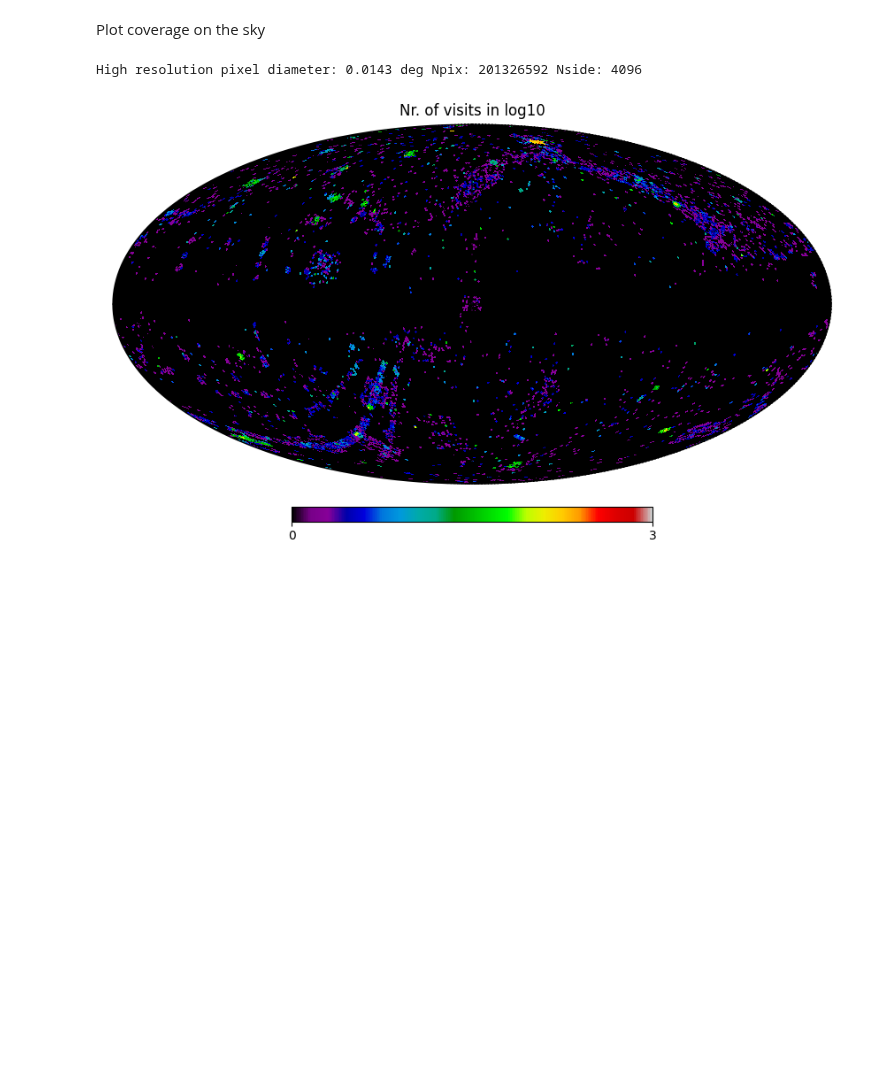
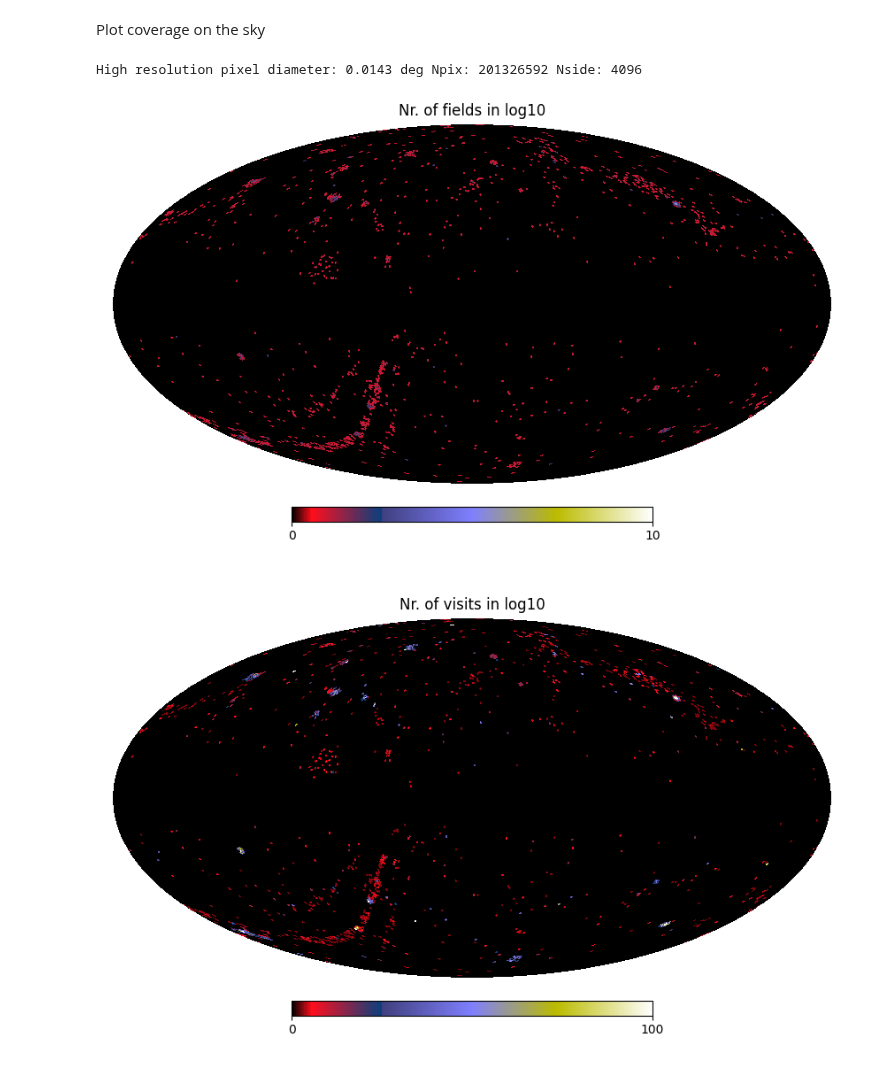
Before and after one commit to rbuehler/vasca, a Jupyter notebook: vasca/examples/query_GALEX.ipynb, the cells around one changed output. Drawn from its saved outputs; the diff is of its cells as text; code cells hidden in the pictures; blank space fills up the shorter version.

Commit message:
Updated GALEX data scanning

```diff
--- a/vasca/examples/query_GALEX.ipynb
+++ b/vasca/examples/query_GALEX.ipynb
@@ -91,0 +85,18 @@ Table length=4
+# %%
+#Creat field table
+tt_vis_sel_grp = tt_vis_sel.group_by('ParentImgRunID')
+tt_vis_sel_grp_mean = tt_vis_sel_grp["gall","galb","nexptime"].groups.aggregate(np.mean)
+tt_fd = Table()
+tt_fd["field_id"] = np.array(list(tt_vis_sel_grp.groups.keys["ParentImgRunID"]))
+grp_idx = tt_vis_sel_grp.groups.indices
+tt_fd["nr_vis"] = grp_idx[1:]-grp_idx[0:-1]
+tt_fd["nexptime_mean"]= tt_vis_sel_grp_mean["nexptime"]
+tt_fd["gall"]= tt_vis_sel_grp_mean["gall"]
+tt_fd["galb"]= tt_vis_sel_grp_mean["galb"]
+# %%
+#Select fields
+sel_fd_nexptime = tt_fd["nexptime_mean"]>700
+sel_fd_nr_vis = tt_fd["nr_vis"]>2
+sel_fd = sel_fd_nexptime*sel_fd_nr_vis
+
+print("Selected fields have a total number of visits of:",tt_fd[sel_fd]["nr_vis"].sum())
@@ -92,27 +118,33 @@ Table length=4
 # %% [markdown]
 Plot coverage on the sky
 # %%
-#Setup high res plotting data
-nside_hres     = nside*16
-npix_hres = hpy.nside2npix(nside_hres)
-pix_diam_hres = hpy.nside2resol(nside_hres, arcmin=True) / 60 * uu.deg
-print("High resolution pixel diameter:",np.round(pix_diam_hres,4),"Npix:",npix_hres,"Nside:",nside_hres)
-tt_sel["hvec"] = hpy.ang2vec(tt_sel["gall"],tt_sel["galb"],lonlat=True)
+plot_sky = True
+if plot_sky:
+    #Setup high res plotting data
+    nside_hres     = nside*16
+    npix_hres = hpy.nside2npix(nside_hres)
+    pix_diam_hres = hpy.nside2resol(nside_hres, arcmin=True) / 60 * uu.deg
+    print("High resolution pixel diameter:",np.round(pix_diam_hres,4),"Npix:",npix_hres,"Nside:",nside_hres)
+    tt_fd["hvec"] = hpy.ang2vec(tt_fd["gall"],tt_fd["galb"],lonlat=True)
 
-nr_visits_hres = np.zeros(npix_hres)  # empty map
-GALEX_FOV = 0.5  # disc radius in deg
+    nr_vis_hres = np.zeros(npix_hres)  # empty map
+    nr_fd_hres = np.zeros(npix_hres)  # empty map
+    GALEX_FOV = 0.5  # disc radius in deg
 
-# fill map with coverage data
-for vec in tt_sel["hvec"]:
-    ipix_disc = hpy.query_disc(nside=nside_hres, vec=vec, radius=np.radians(GALEX_FOV))
-    nr_visits_hres[ipix_disc] += 1  # number of visits
+    # fill map with coverage data
+    for fd in tt_fd[sel_fd]:
+        ipix_disc = hpy.query_disc(nside=nside_hres, vec=fd["hvec"], radius=np.radians(GALEX_FOV))
+        nr_fd_hres[ipix_disc] += 1  # number of fields
+        nr_vis_hres[ipix_disc] += fd["nr_vis"]
 
-#Plot
-hpy.mollview(np.log10(nr_visits_hres+1e-3), title="Nr. of visits in log10",nest=False,cmap="nipy_spectral",min=0,max=3,xsize=4800)
-hpy.graticule()
+    #Plot
+    hpy.mollview(nr_fd_hres, title="Nr. of fields in log10",nest=False,cmap="gist_stern",min=0,max=10,xsize=4800)
+    hpy.mollview(nr_vis_hres, title="Nr. of visits in log10",nest=False,cmap="gist_stern",min=0,max=100, xsize=4800)
+    #hpy.graticule(color="white",dpar=45, dmer=60)
 
 #write healpix map to Aladin format, modify names
 # hpy.fitsfunc.write_map(filename,[hp_vis, hp_exp],coord="C",column_names=["nr_vis", "exposure"],dtype=[np.float32, np.float32],overwrite=True,partial=True)
 # %% [output]
 High resolution pixel diameter: 0.0143 deg Npix: 201326592 Nside: 4096
-[figure, old version]
+[figure, new version]
+[figure, added]
```
Also changed, not shown: parts of 4 cells of this notebook, 1 other file.
